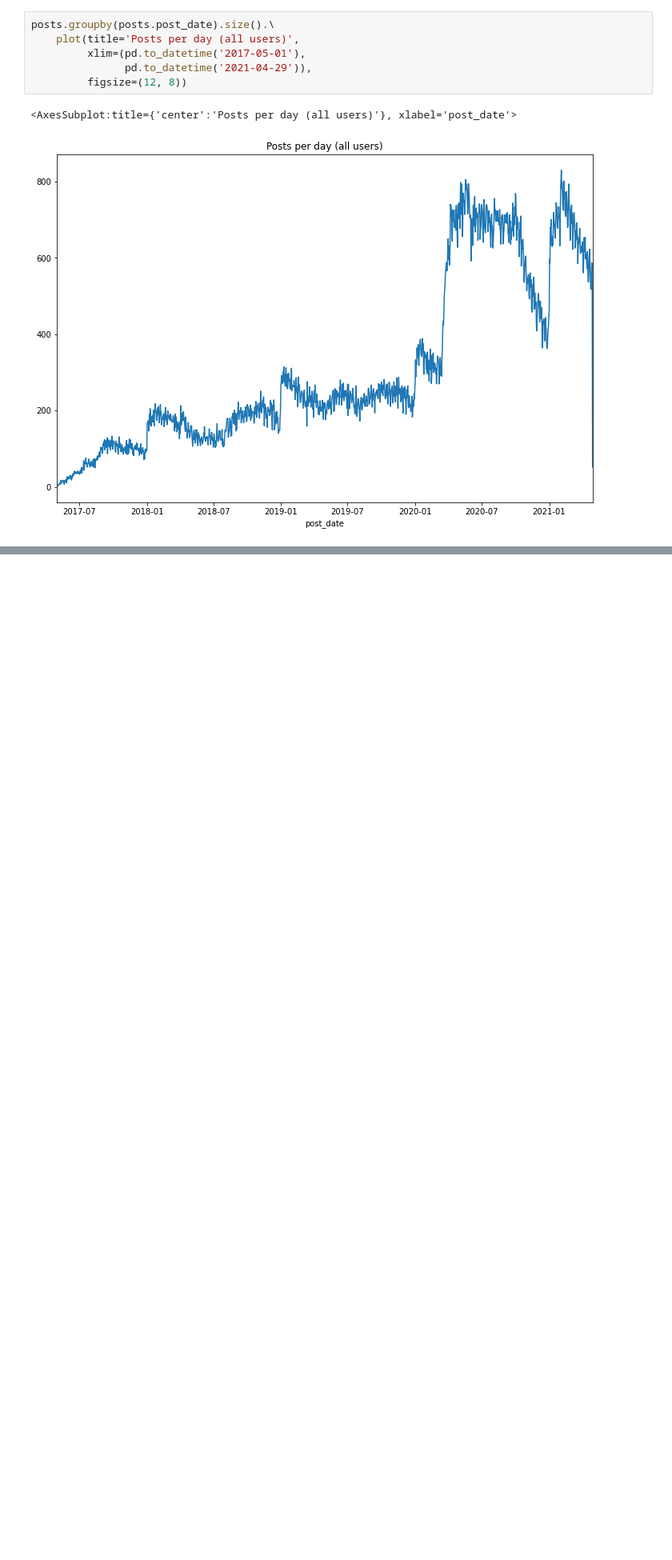
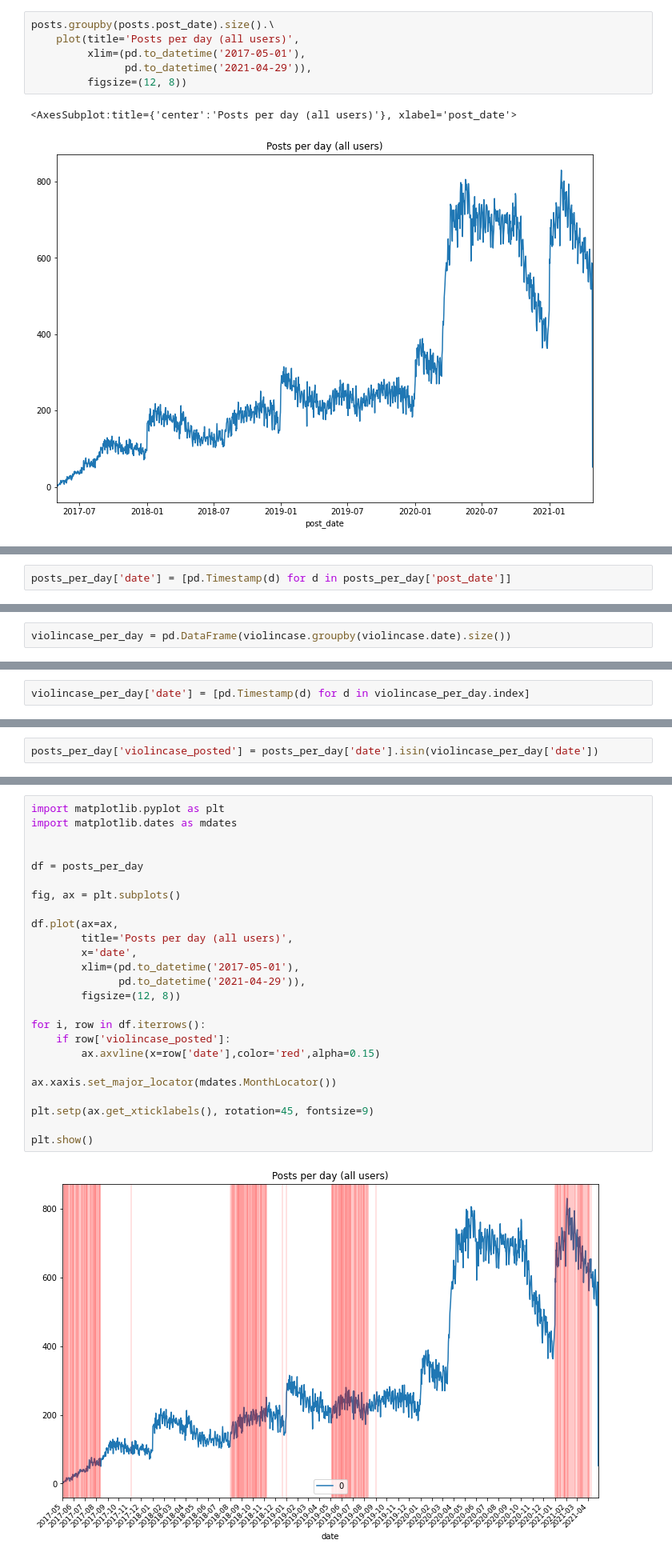
Before and after one commit to bits4waves/100daysofpractice-dataset, a Jupyter notebook: hexbin.ipynb, the cells around one changed output, grey strips where cells are left out. Shown at 80% size. Drawn from its saved outputs; the diff is of its cells as text; blank space fills up the shorter version.

Commit message:
add @violincase’s posts to main graph

```diff
--- a/hexbin.ipynb
+++ b/hexbin.ipynb
@@ -98,0 +195,2 @@ posts = pd.read_csv('data/posts/posts.csv')
+# %%
+posts_per_day['date'] = [pd.Timestamp(d) for d in posts_per_day['post_date']]
@@ -98,0 +214,2 @@ posts = pd.read_csv('data/posts/posts.csv')
+# %%
+violincase_per_day = pd.DataFrame(violincase.groupby(violincase.date).size())
@@ -98,0 +233,2 @@ posts = pd.read_csv('data/posts/posts.csv')
+# %%
+violincase_per_day['date'] = [pd.Timestamp(d) for d in violincase_per_day.index]
@@ -98,0 +252,2 @@ posts = pd.read_csv('data/posts/posts.csv')
+# %%
+posts_per_day['violincase_posted'] = posts_per_day['date'].isin(violincase_per_day['date'])
@@ -98,0 +275,27 @@ posts = pd.read_csv('data/posts/posts.csv')
+# %%
+import matplotlib.pyplot as plt
+import matplotlib.dates as mdates
+
+
+df = posts_per_day
+
+fig, ax = plt.subplots()
+
+df.plot(ax=ax,
+        title='Posts per day (all users)',
+        x='date',
+        xlim=(pd.to_datetime('2017-05-01'),
+              pd.to_datetime('2021-04-29')),
+        figsize=(12, 8))
+
+for i, row in df.iterrows():
+    if row['violincase_posted']:
+        ax.axvline(x=row['date'],color='red',alpha=0.15)
+
+ax.xaxis.set_major_locator(mdates.MonthLocator())
+
+plt.setp(ax.get_xticklabels(), rotation=45, fontsize=9)
+
+plt.show()
+# %% [output]
+[figure, added]
```
Also changed, not shown: parts of 25 cells of this notebook.
